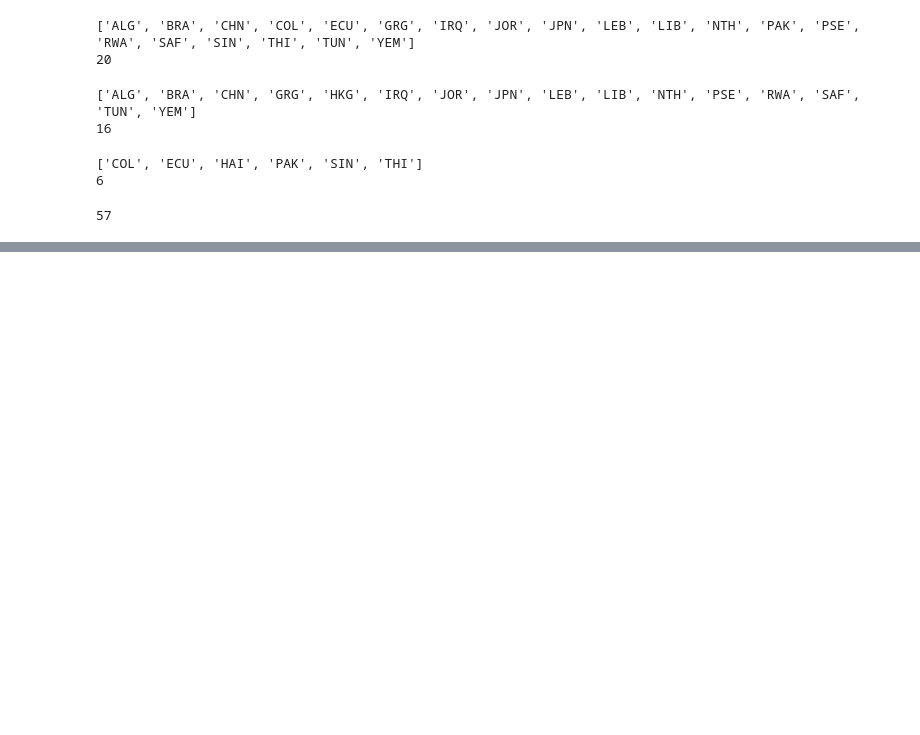
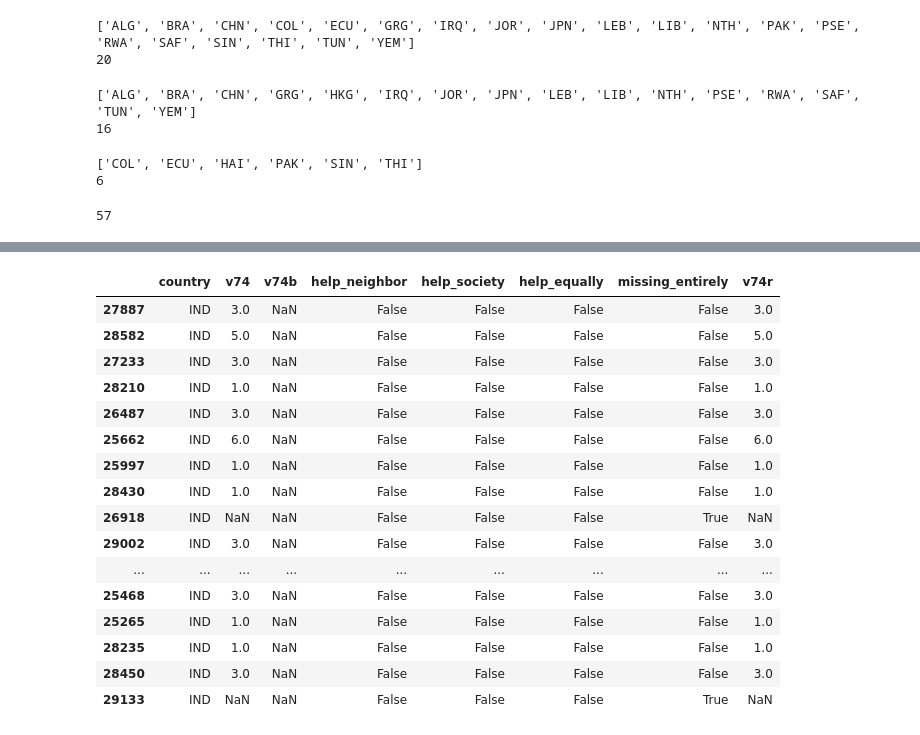
Before and after one commit to ocnrandolph/Evaluating_Happiness, a Jupyter notebook: notebooks/01_WVS_data_cleaning-dealing_with_missings.ipynb, the cells around one changed output, grey strips where cells are left out. Saved outputs shown, nothing was run; the diff lists cells and outputs as text; code cells hidden in the pictures; blank space fills up the shorter version.

```diff
--- a/notebooks/01_WVS_data_cleaning-dealing_with_missings.ipynb
+++ b/notebooks/01_WVS_data_cleaning-dealing_with_missings.ipynb
@@ -494,0 +630,21 @@ For the most part, people tended to show a willingness to help help society more
+# %%
+# check for a country in the help society more list
+schw_bene[schw_bene['country'] == 'IND'].sample(30)
+# %% [output]
+|  | country | v74 | v74b | help_neighbor | help_society | help_equally | missing_entirely | v74r |
+| 27887 | IND | 3.0 | NaN | False | False | False | False | 3.0 |
+| 28582 | IND | 5.0 | NaN | False | False | False | False | 5.0 |
+| 27233 | IND | 3.0 | NaN | False | False | False | False | 3.0 |
+| 28210 | IND | 1.0 | NaN | False | False | False | False | 1.0 |
+| 26487 | IND | 3.0 | NaN | False | False | False | False | 3.0 |
+| 25662 | IND | 6.0 | NaN | False | False | False | False | 6.0 |
+| 25997 | IND | 1.0 | NaN | False | False | False | False | 1.0 |
+| 28430 | IND | 1.0 | NaN | False | False | False | False | 1.0 |
+| 26918 | IND | NaN | NaN | False | False | False | True | NaN |
+| 29002 | IND | 3.0 | NaN | False | False | False | False | 3.0 |
+| ... | ... | ... | ... | ... | ... | ... | ... | ... |
+| 25468 | IND | 3.0 | NaN | False | False | False | False | 3.0 |
+| 25265 | IND | 1.0 | NaN | False | False | False | False | 1.0 |
+| 28235 | IND | 1.0 | NaN | False | False | False | False | 1.0 |
+| 28450 | IND | 3.0 | NaN | False | False | False | False | 3.0 |
+| 29133 | IND | NaN | NaN | False | False | False | True | NaN |
```
Also changed, not shown: parts of 54 cells of this notebook.
